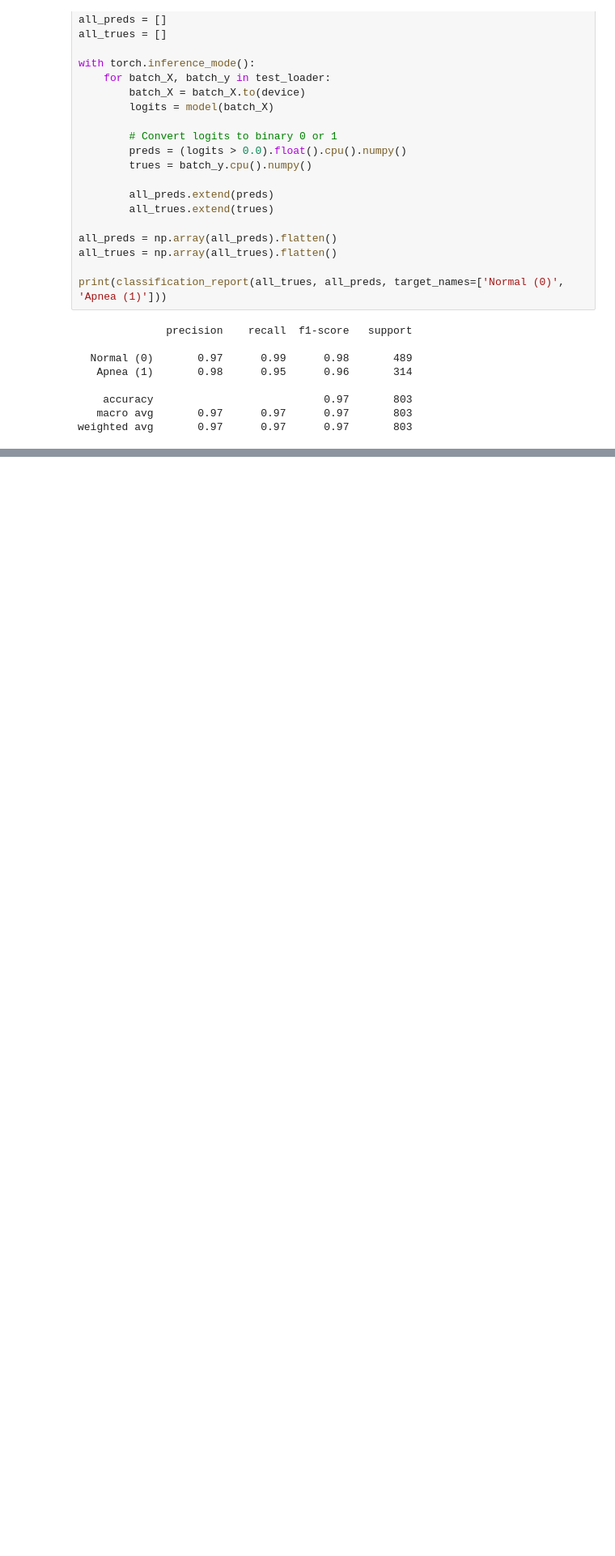
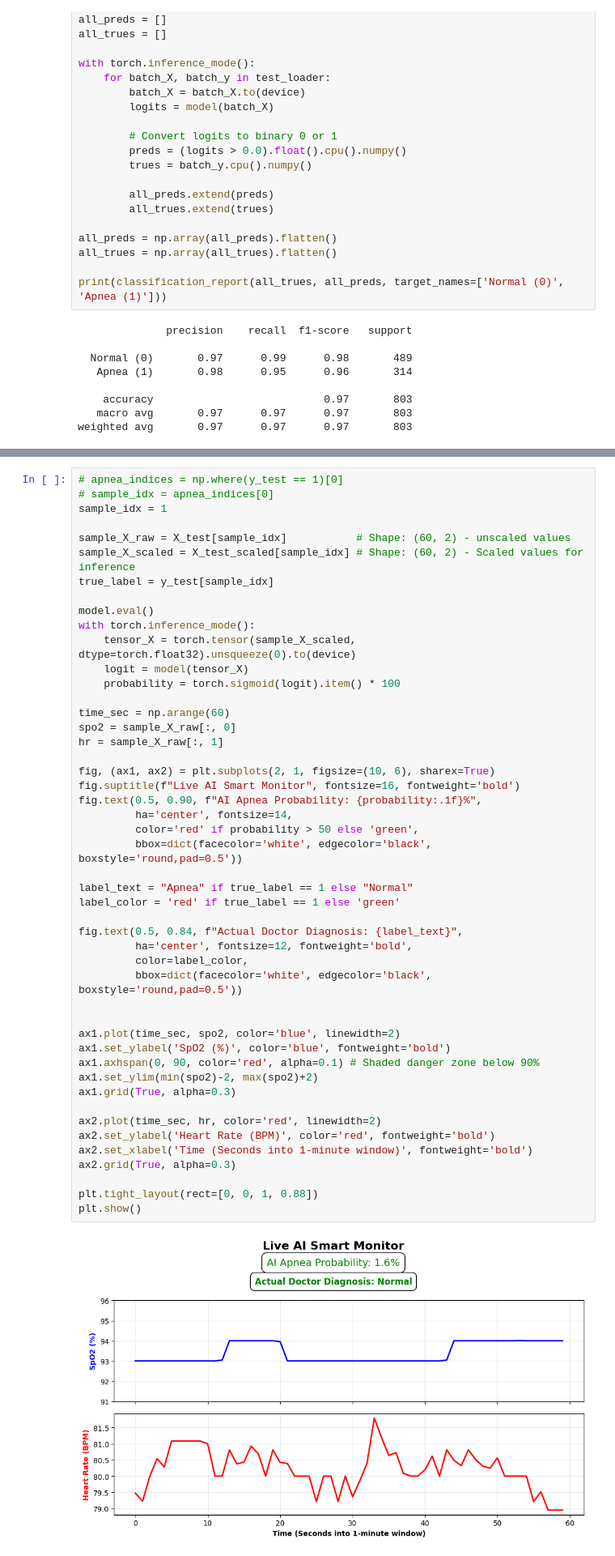
Before and after one commit to wang-yuancheng/mini-projects, a Jupyter notebook: time-series-transformer/train.ipynb, the cells around one changed output, grey strips where cells are left out. Shown at 81% size. Saved outputs shown, nothing was run; the diff lists cells and outputs as text; blank space fills up the shorter version.

Commit message:
Visualize results

```diff
--- a/time-series-transformer/train.ipynb
+++ b/time-series-transformer/train.ipynb
@@ -543,0 +591,50 @@ weighted avg       0.97      0.97      0.97       803
+# %%
+# apnea_indices = np.where(y_test == 1)[0]
+# sample_idx = apnea_indices[0]
+sample_idx = 1
+
+sample_X_raw = X_test[sample_idx]           # Shape: (60, 2) - unscaled values
+sample_X_scaled = X_test_scaled[sample_idx] # Shape: (60, 2) - Scaled values for inference
+true_label = y_test[sample_idx]
+
+model.eval()
+with torch.inference_mode():
+    tensor_X = torch.tensor(sample_X_scaled, dtype=torch.float32).unsqueeze(0).to(device)
+    logit = model(tensor_X)
+    probability = torch.sigmoid(logit).item() * 100
+
+time_sec = np.arange(60)
+spo2 = sample_X_raw[:, 0]
+hr = sample_X_raw[:, 1]
+
+fig, (ax1, ax2) = plt.subplots(2, 1, figsize=(10, 6), sharex=True)
+fig.suptitle(f"Live AI Smart Monitor", fontsize=16, fontweight='bold')
+fig.text(0.5, 0.90, f"AI Apnea Probability: {probability:.1f}%",
+         ha='center', fontsize=14,
+         color='red' if probability > 50 else 'green',
+         bbox=dict(facecolor='white', edgecolor='black', boxstyle='round,pad=0.5'))
+
+label_text = "Apnea" if true_label == 1 else "Normal"
+label_color = 'red' if true_label == 1 else 'green'
+
+fig.text(0.5, 0.84, f"Actual Doctor Diagnosis: {label_text}",
+         ha='center', fontsize=12, fontweight='bold',
+         color=label_color,
+         bbox=dict(facecolor='white', edgecolor='black', boxstyle='round,pad=0.5'))
+
+
+ax1.plot(time_sec, spo2, color='blue', linewidth=2)
+ax1.set_ylabel('SpO2 (%)', color='blue', fontweight='bold')
+ax1.axhspan(0, 90, color='red', alpha=0.1) # Shaded danger zone below 90%
+ax1.set_ylim(min(spo2)-2, max(spo2)+2)
+ax1.grid(True, alpha=0.3)
+
+ax2.plot(time_sec, hr, color='red', linewidth=2)
+ax2.set_ylabel('Heart Rate (BPM)', color='red', fontweight='bold')
+ax2.set_xlabel('Time (Seconds into 1-minute window)', fontweight='bold')
+ax2.grid(True, alpha=0.3)
+
+plt.tight_layout(rect=[0, 0, 1, 0.88])
+plt.show()
+# %% [output]
+[figure, added]
```
Also changed, not shown: parts of 1 cell of this notebook.
